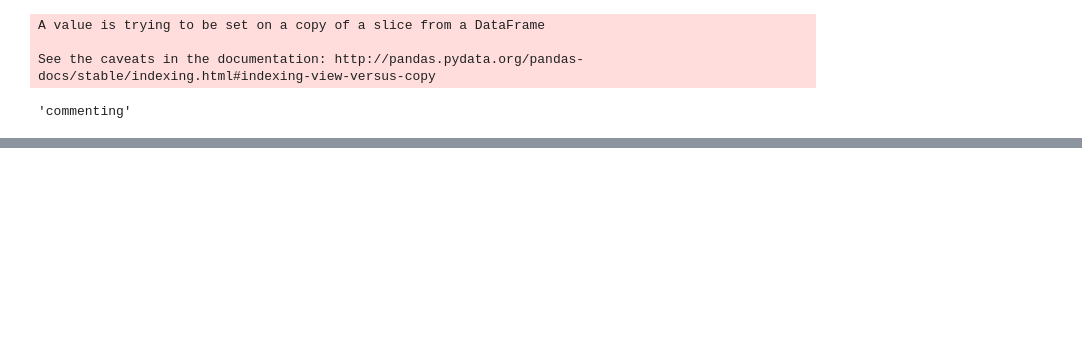
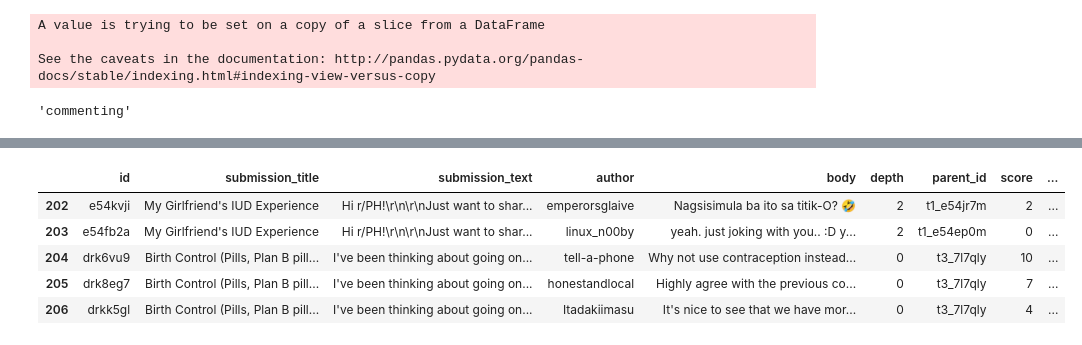
Before and after one commit to daniddelrio/Philippine-Contraception-Discourse, a Jupyter notebook: labelling_rows_dani.ipynb, the cells around one changed output, grey strips where cells are left out. Cells and saved outputs as stored; diff of their text form; code cells hidden in the pictures; blank space fills up the shorter version.

```diff
--- a/labelling_rows_dani.ipynb
+++ b/labelling_rows_dani.ipynb
@@ -68,0 +117,11 @@ df2.to_csv('label/301-400.csv', index=False)
+# %%
+three2 = three[202:302]
+# %%
+three2.head()
+# %% [output]
+|  | id | submission_title | submission_text | author | body | depth | parent_id | score | ... |
+| 202 | e54kvji | My Girlfriend's IUD Experience | Hi r/PH!\r\n\r\nJust want to shar... | emperorsglaive | Nagsisimula ba ito sa titik-O? 🤣 | 2 | t1_e54jr7m | 2 | ... |
+| 203 | e54fb2a | My Girlfriend's IUD Experience | Hi r/PH!\r\n\r\nJust want to shar... | linux_n00by | yeah. just joking with you.. :D y... | 2 | t1_e54ep0m | 0 | ... |
+| 204 | drk6vu9 | Birth Control (Pills, Plan B pill... | I've been thinking about going on... | tell-a-phone | Why not use contraception instead... | 0 | t3_7l7qly | 10 | ... |
+| 205 | drk8eg7 | Birth Control (Pills, Plan B pill... | I've been thinking about going on... | honestandlocal | Highly agree with the previous co... | 0 | t3_7l7qly | 7 | ... |
+| 206 | drkk5gl | Birth Control (Pills, Plan B pill... | I've been thinking about going on... | Itadakiimasu | It's nice to see that we have mor... | 0 | t3_7l7qly | 4 | ... |
```
Also changed, not shown: parts of 22 cells of this notebook, 8 other files.
